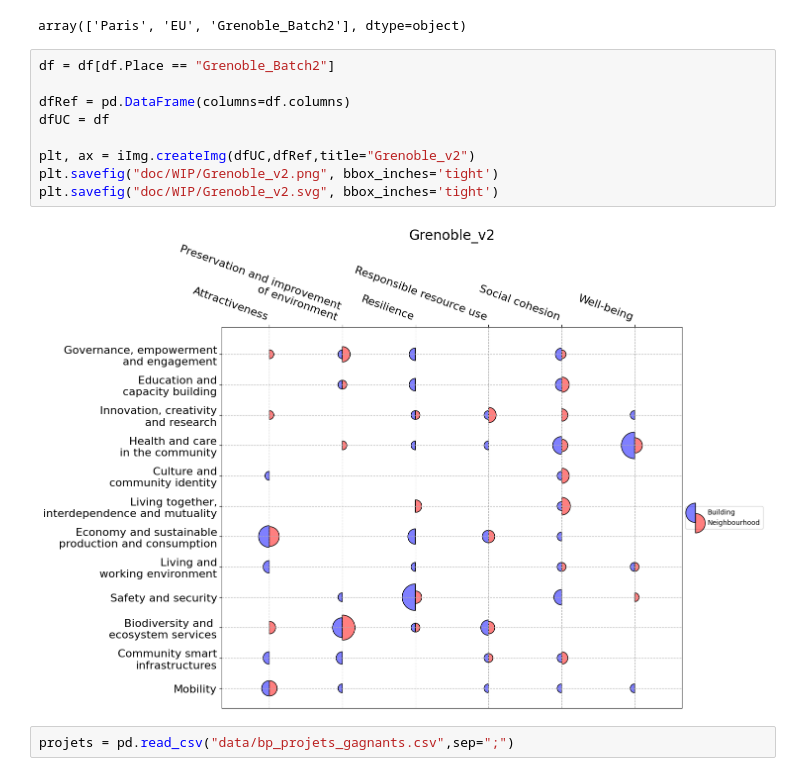
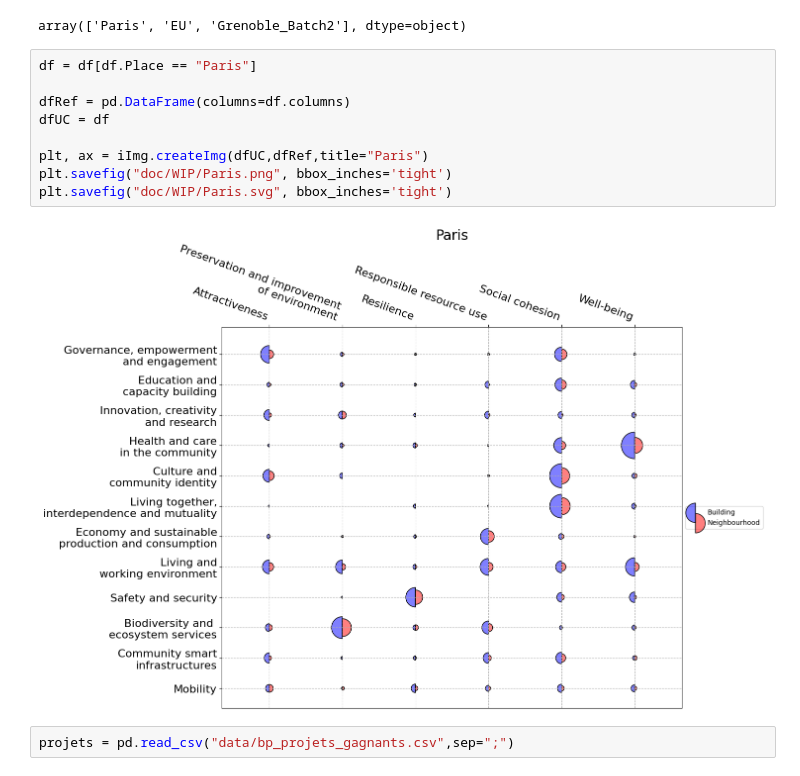
Before and after one commit to kelu124/PBP_37101, a Jupyter notebook: 0.FullRun.ipynb, the cells around one changed output. Cells and saved outputs as stored; diff of their text form.

```diff
--- a/0.FullRun.ipynb
+++ b/0.FullRun.ipynb
@@ -117,16 +81,16 @@ df.Place.unique()
 # %% [output]
 array(['Paris', 'EU', 'Grenoble_Batch2'], dtype=object)
 # %%
-df = df[df.Place == "Grenoble_Batch2"]
+df = df[df.Place == "Paris"]
 
 dfRef = pd.DataFrame(columns=df.columns)
 dfUC = df
 
-plt, ax = iImg.createImg(dfUC,dfRef,title="Grenoble_v2")
-plt.savefig("doc/WIP/Grenoble_v2.png", bbox_inches='tight')
-plt.savefig("doc/WIP/Grenoble_v2.svg", bbox_inches='tight')
+plt, ax = iImg.createImg(dfUC,dfRef,title="Paris")
+plt.savefig("doc/WIP/Paris.png", bbox_inches='tight')
+plt.savefig("doc/WIP/Paris.svg", bbox_inches='tight')
 # %% [output]
-[figure, old version]
+[figure, new version]
 # %%
 projets = pd.read_csv("data/bp_projets_gagnants.csv",sep=";")
 # %% [markdown]
```
Also changed, not shown: parts of 9 cells of this notebook, 3 other files.
